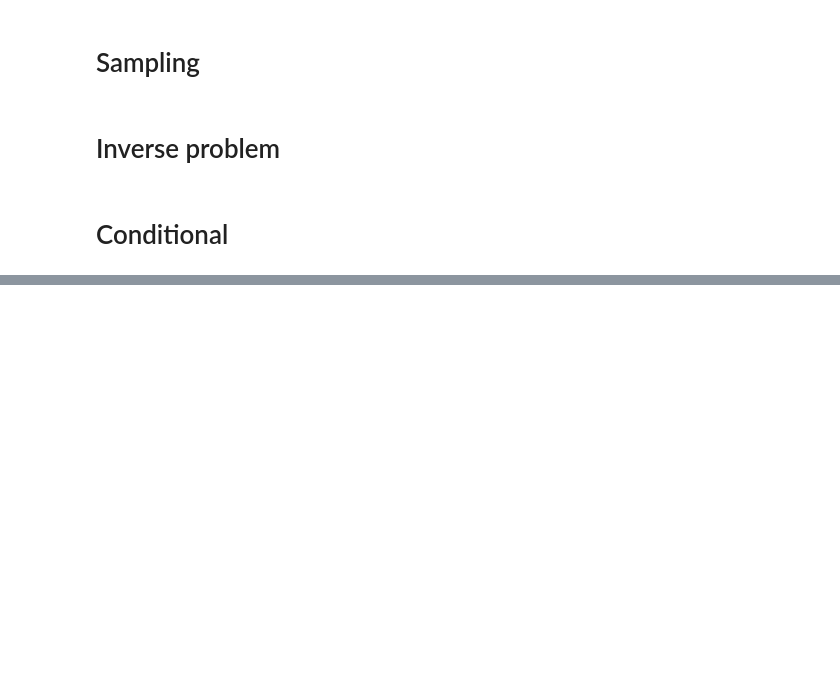
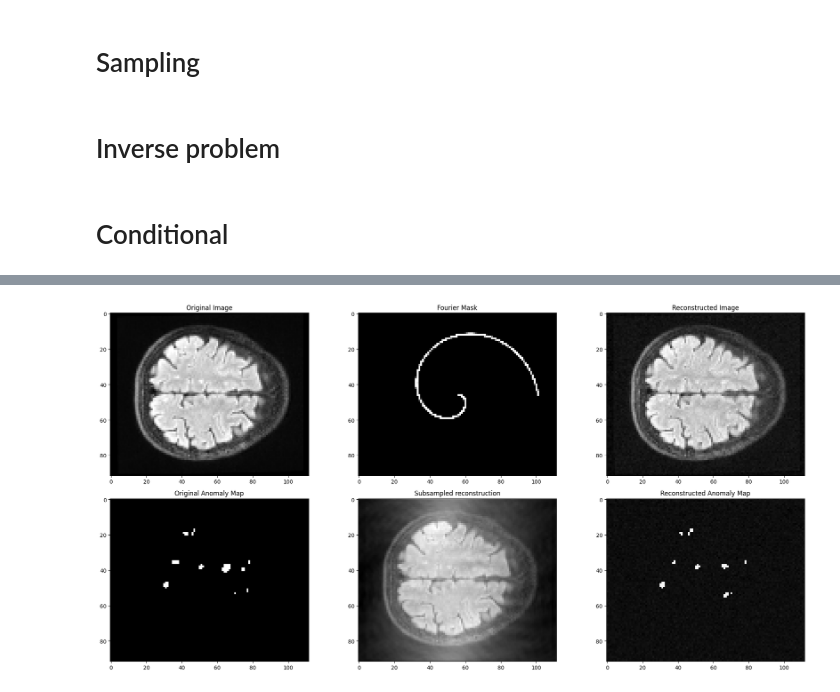
Before and after one commit to jcopo/diffuse, a Jupyter notebook: sandbox_geoffroy.ipynb, the cells around one changed output, grey strips where cells are left out. Drawn from its saved outputs; the diff is of its cells as text; code cells hidden in the pictures; blank space fills up the shorter version.

```diff
--- a/sandbox_geoffroy.ipynb
+++ b/sandbox_geoffroy.ipynb
@@ -207,13 +212,13 @@ for x in train_loader:
 # %%
 size = (92, 112)
 
-key, subkey = jax.random.split(key)
-mask_fourier = maskFourier(s=2000, img_shape=size, key=subkey)
+# mask_fourier = maskFourier(s=2000, img_shape=size)
+
+mask_fourier = maskSpiral(img_shape=(92, 112), num_spiral=1, num_samples=5000, k_max=1.0, sigma=0.2)
 cond_sde = CondSDE(beta=beta, mask=mask_fourier, tf=2.0, score=nn_score)
 
-key, subkey = jax.random.split(key)
-w = jax.random.uniform(subkey, shape=size, minval=0, maxval=1)
-y = mask_fourier.measure(w, x[0])
+fov = 1.
+y = mask_fourier.measure(fov, x[0])
 
-key, subkey = jax.random.split(key)
-res = generate_cond_sample(y, w, subkey, cond_sde, x.shape[1:], 300, 200)
+
+res = generate_cond_sample(y, fov, key, cond_sde, x.shape[1:], 300, 200)
@@ -324,0 +225,32 @@ plt.show()
+# %%
+from vraie_vie.utils import slice_inverse_fourier
+x_sub = slice_inverse_fourier(y[..., 0])
+# %%
+fig, axs = plt.subplots(2, 3, figsize=(20, 10))
+axs[0, 0].imshow(x[0, ..., 0], cmap="gray")
+axs[0, 0].set_title("Original Image")
+
+
+mask = mask_fourier.make(fov)
+axs[0, 1].imshow(mask, cmap="gray")
+axs[0, 1].set_title("Fourier Mask")
+
+
+axs[0, 2].imshow(res[0][0][0][..., 0], cmap="gray")
+axs[0, 2].set_title("Reconstructed Image")
+
+
+axs[1, 0].imshow(x[0, ..., 1], cmap="gray")
+axs[1, 0].set_title("Original Anomaly Map")
+
+
+axs[1, 1].imshow(x_sub, cmap="gray")
+axs[1, 1].set_title("Subsampled reconstruction")
+
+axs[1, 2].imshow(res[0][0][0][..., 1], cmap="gray")
+axs[1, 2].set_title("Reconstructed Anomaly Map")
+
+plt.tight_layout()
+plt.show()
+# %% [output]
+[figure, added]
```
Also changed, not shown: parts of 4 cells of this notebook, 1 other file.
